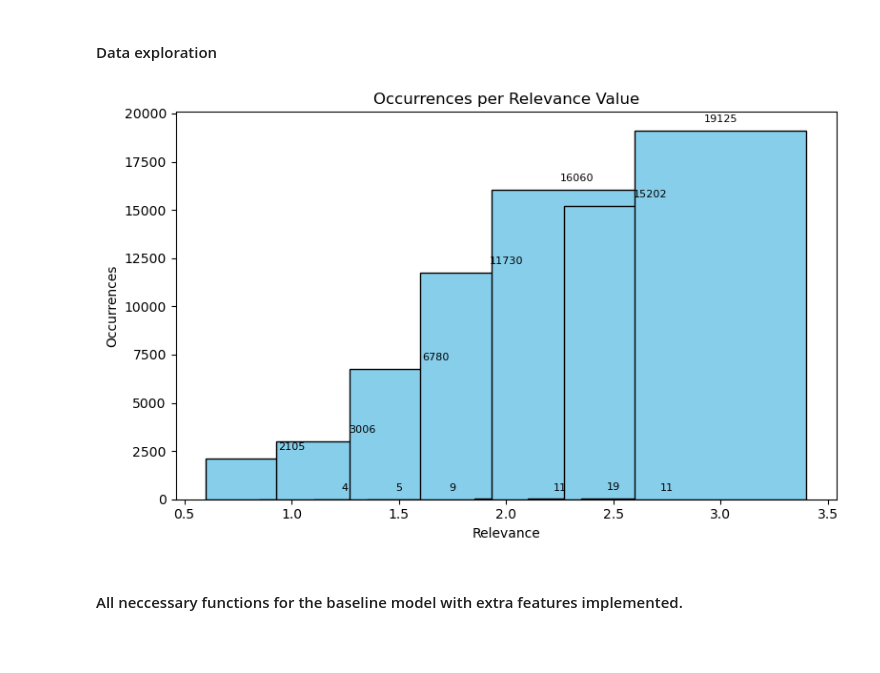
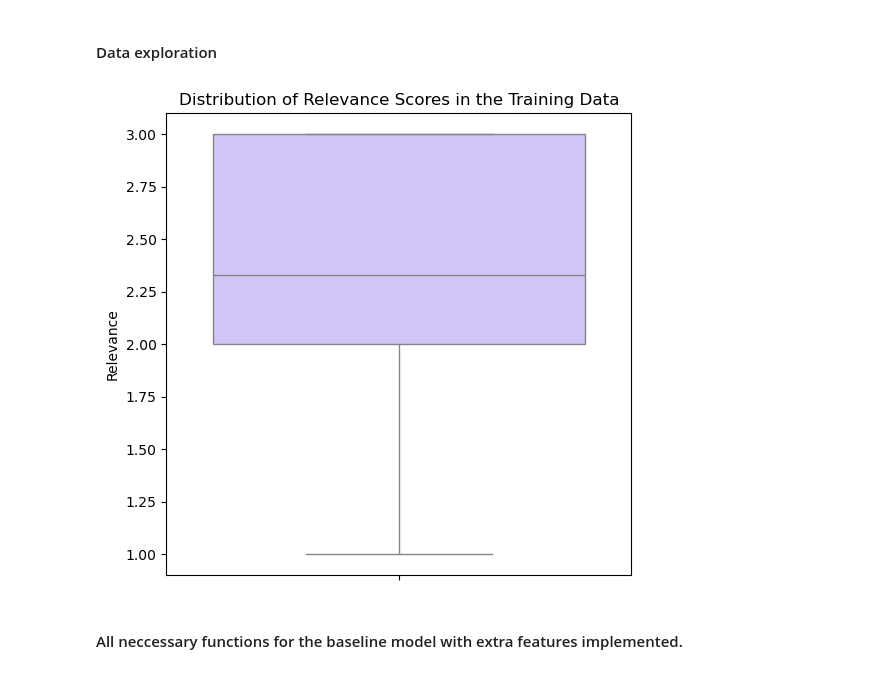
Before and after one commit to GabrielaGroenenewegenVanDerWeijden/DS_Ass3, a Jupyter notebook: main.ipynb, the cells around one changed output. Cells and saved outputs as stored; diff of their text form; code cells hidden in the pictures; blank space fills up the shorter version.

```diff
--- a/main.ipynb
+++ b/main.ipynb
@@ -62,37 +62,18 @@ df_rel_val = df_train.groupby("relevance").size().reset_index().rename(columns={
 # Calculating the top-5 most occurring brand names in the product attributes?
 df_brand_name = df_attr.loc[df_attr["name"] == "MFG Brand Name"].rename(columns={"value":"Brand Name"})
 df_name_atr = df_brand_name.groupby("Brand Name").size().reset_index().rename(columns={0: "Occurences"}).sort_values(by =["Occurences"], ascending=False).head(6)
-# %%
-x_val = df_rel_val["relevance"]
-y_val = df_rel_val["Occurences"]
-
-# Sort data by relevance
-data_sorted = df_rel_val.sort_values("relevance")
-x_sorted = data_sorted["relevance"].tolist()
-y_sorted = data_sorted["Occurences"].tolist()
-
-fig, ax = plt.subplots(figsize=(8, 5))
-
-bars = ax.bar(x_sorted, y_sorted, color='skyblue', edgecolor='black')
-
-ax.set_ylabel('Occurrences')
-ax.set_xlabel('Relevance')
-ax.set_title('Occurrences per Relevance Value')
-
-# Add value labels above bars
-for bar in bars:
-    height = bar.get_height()
-    ax.annotate(f'{int(height)}',
-                xy=(bar.get_x() + bar.get_width() / 2, height),
-                xytext=(0, 5),  # offset
-                textcoords="offset points",
-                ha='center', va='bottom', fontsize=8)
-
-plt.xticks(rotation=0)
-plt.tight_layout()
-plt.show()
-# %% [output]
-[figure, removed]
+# %%
+# If you're not grouping by a category, just plot the boxplot of relevance:
+sns.set_palette("pastel")
+plt.figure(figsize=(6, 6))
+sns.boxplot(y=df_train["relevance"], color=sns.color_palette("pastel")[4])
+plt.title('Distribution of Relevance Scores in the Training Data')
+plt.ylabel('Relevance')
+plt.xlabel('')
+# plt.tight_layout()
+plt.show()
+# %% [output]
+[figure, added]
 # %% [markdown]
 #### All neccessary functions for the baseline model with extra features implemented.
 # %%
```
Also changed, not shown: parts of 4 cells of this notebook.
